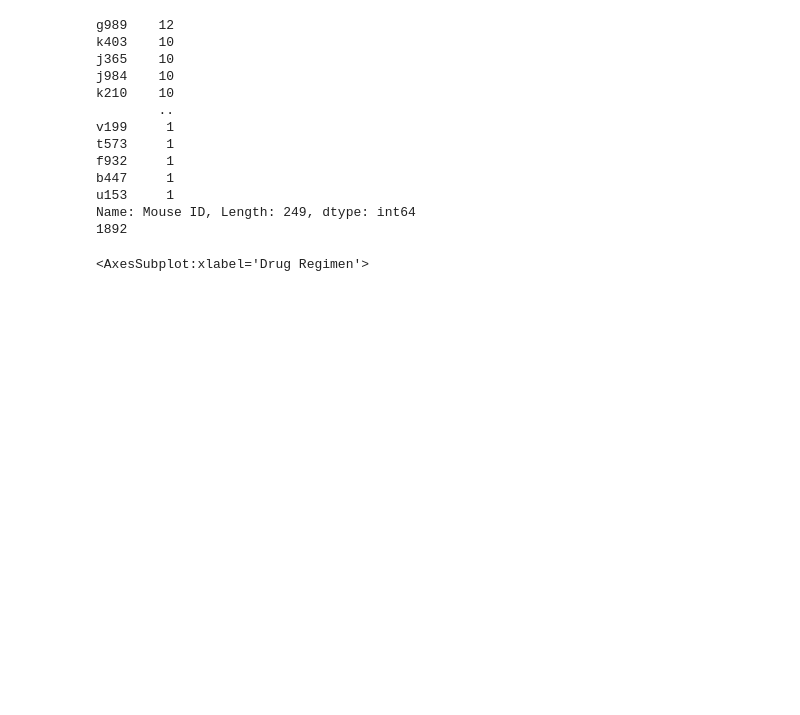
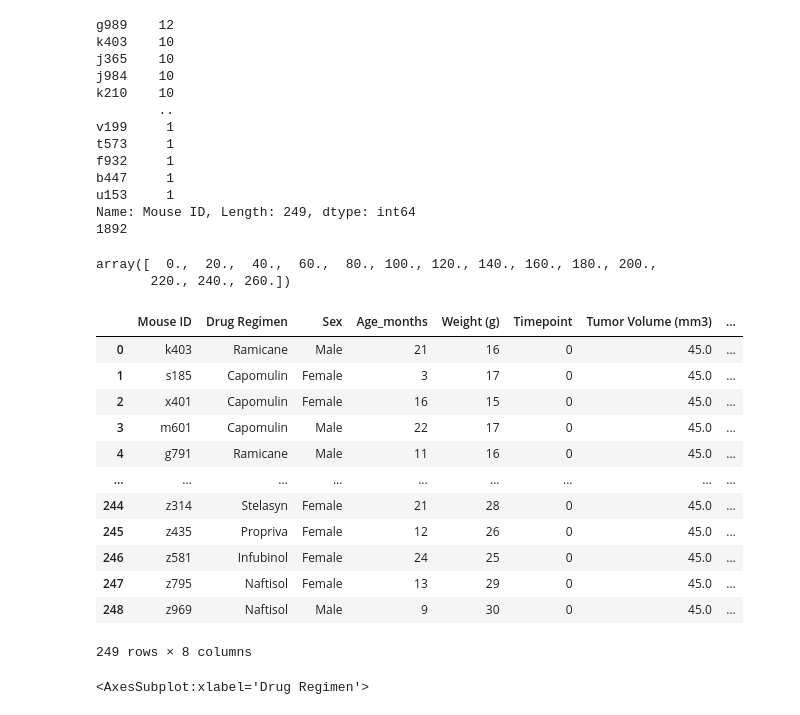
Before and after one commit to KinlayD/matplotlib-challenge, a Jupyter notebook: pymaceuticals.ipynb, the cells around one changed output. Cells and saved outputs as stored; diff of their text form; code cells hidden in the pictures; blank space fills up the shorter version.

```diff
--- a/pymaceuticals.ipynb
+++ b/pymaceuticals.ipynb
@@ -70,6 +49,37 @@ b447     1
 u153     1
 Name: Mouse ID, Length: 249, dtype: int64
 1892
+# %%
+g_t_r = mouse_df[["Mouse ID", "Timepoint", "Drug Regimen"]]
+g_t_r_grp = g_t_r.groupby(["Timepoint", "Drug Regimen"])["Timepoint"].count().unstack("Drug Regimen")
+y_ticks = np.arange(0, 280, 20.0)
+g_t_r_grp.plot(kind='bar', stacked=True, figsize=(20,10), title="Number of Mice treated by Drug Regimen", xlabel="Time Interval (5 days)", ylabel="Total Number of Mice", yticks=y_ticks)
+# %% [output]
+array([  0.,  20.,  40.,  60.,  80., 100., 120., 140., 160., 180., 200.,
+       220., 240., 260.])
+# %%
+
+
+
+
+
+df_copy1.drop_duplicates(subset=["Mouse ID", "Drug Regimen"], inplace=True, ignore_index=True)
+
+df_copy1
+# %% [output]
+|  | Mouse ID | Drug Regimen | Sex | Age_months | Weight (g) | Timepoint | Tumor Volume (mm3) | ... |
+| 0 | k403 | Ramicane | Male | 21 | 16 | 0 | 45.0 | ... |
+| 1 | s185 | Capomulin | Female | 3 | 17 | 0 | 45.0 | ... |
+| 2 | x401 | Capomulin | Female | 16 | 15 | 0 | 45.0 | ... |
+| 3 | m601 | Capomulin | Male | 22 | 17 | 0 | 45.0 | ... |
+| 4 | g791 | Ramicane | Male | 11 | 16 | 0 | 45.0 | ... |
+| ... | ... | ... | ... | ... | ... | ... | ... | ... |
+| 244 | z314 | Stelasyn | Female | 21 | 28 | 0 | 45.0 | ... |
+| 245 | z435 | Propriva | Female | 12 | 26 | 0 | 45.0 | ... |
+| 246 | z581 | Infubinol | Female | 24 | 25 | 0 | 45.0 | ... |
+| 247 | z795 | Naftisol | Female | 13 | 29 | 0 | 45.0 | ... |
+| 248 | z969 | Naftisol | Male | 9 | 30 | 0 | 45.0 | ... |
+249 rows × 8 columns
 # %%
 ## use Pandas DataFrame.plot() to generate a bar plot
 
```
Also changed, not shown: parts of 3 cells of this notebook.
